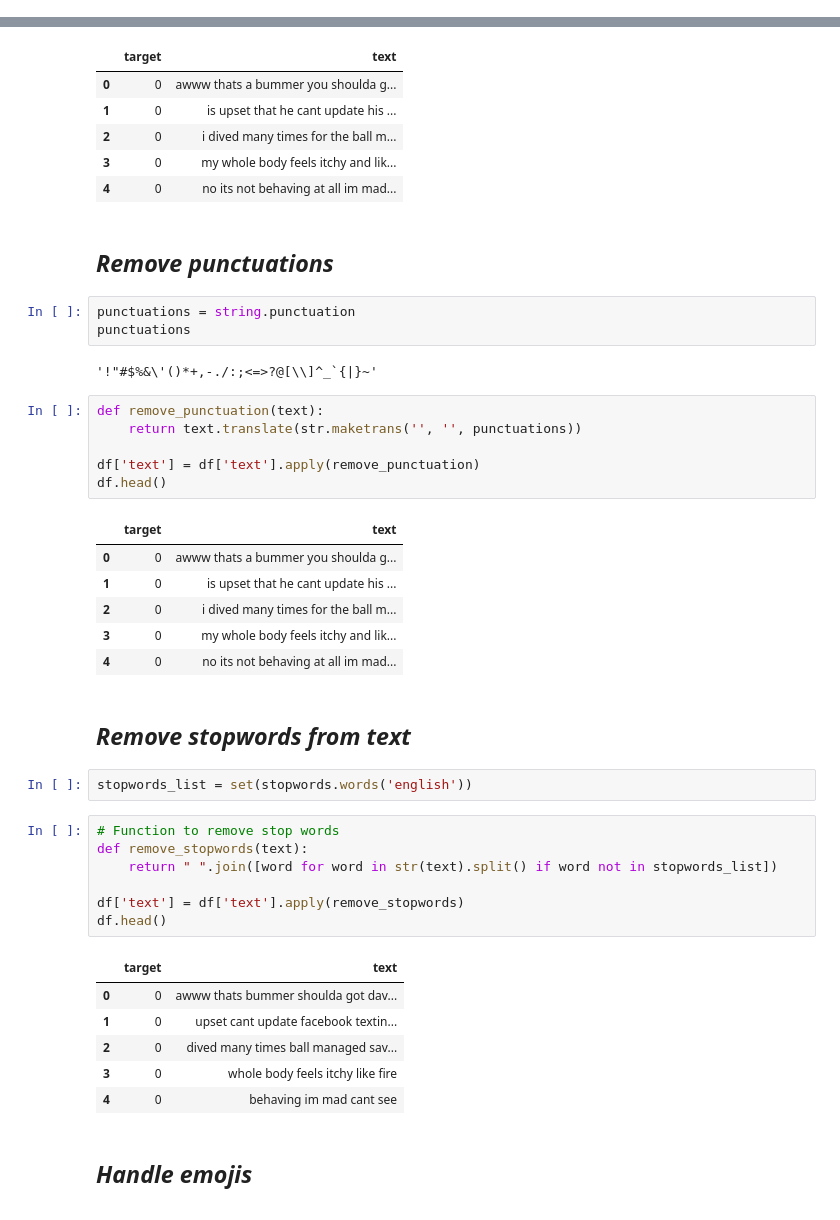
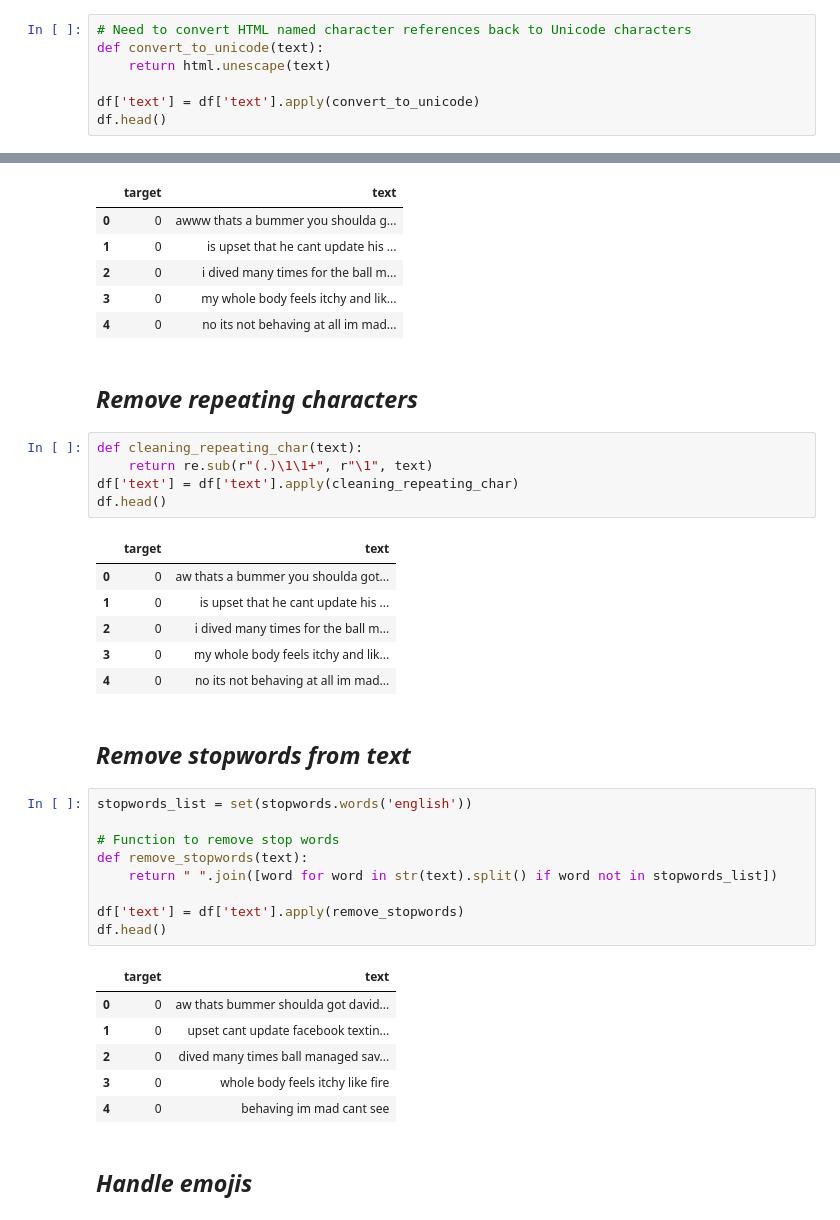
Before and after one commit to paigeaera5/Sentiment_Analysis, a Jupyter notebook: model_development.ipynb, the cells around one changed output, grey strips where cells are left out. Cells and saved outputs as stored; diff of their text form.

```diff
--- a/model_development.ipynb
+++ b/model_development.ipynb
@@ -165,0 +166,7 @@ df.head()
+# %%
+# Need to convert HTML named character references back to Unicode characters
+def convert_to_unicode(text):
+    return html.unescape(text)
+
+df['text'] = df['text'].apply(convert_to_unicode)
+df.head()
@@ -192,30 +221,24 @@ df.head()
 | 3 | 0 | my whole body feels itchy and lik... |
 | 4 | 0 | no its not behaving at all im mad... |
 # %% [markdown]
-## *Remove punctuations*
+## *Remove repeating characters*
-# %%
-punctuations = string.punctuation
-punctuations
-# %% [output]
-'!"#$%&\'()*+,-./:;<=>?@[\\]^_`{|}~'
 # %%
-def remove_punctuation(text):
-    return text.translate(str.maketrans('', '', punctuations))
-
-df['text'] = df['text'].apply(remove_punctuation)
+def cleaning_repeating_char(text):
+    return re.sub(r"(.)\1\1+", r"\1", text)
+df['text'] = df['text'].apply(cleaning_repeating_char)
 df.head()
 # %% [output]
 |  | target | text |
-| 0 | 0 | awww thats a bummer you shoulda g... |
+| 0 | 0 | aw thats a bummer you shoulda got... |
 | 1 | 0 | is upset that he cant update his ... |
 | 2 | 0 | i dived many times for the ball m... |
 | 3 | 0 | my whole body feels itchy and lik... |
 | 4 | 0 | no its not behaving at all im mad... |
 # %% [markdown]
 ## *Remove stopwords from text*
-# %%
-stopwords_list = set(stopwords.words('english'))
 # %%
+stopwords_list = set(stopwords.words('english'))
+
 # Function to remove stop words
 def remove_stopwords(text):
     return " ".join([word for word in str(text).split() if word not in stopwords_list])
@@ -224,7 +247,7 @@ df['text'] = df['text'].apply(remove_stopwords)
 df.head()
 # %% [output]
 |  | target | text |
-| 0 | 0 | awww thats bummer shoulda got dav... |
+| 0 | 0 | aw thats bummer shoulda got david... |
 | 1 | 0 | upset cant update facebook textin... |
 | 2 | 0 | dived many times ball managed sav... |
 | 3 | 0 | whole body feels itchy like fire |
```
Also changed, not shown: parts of 12 cells of this notebook, 4 other files.
